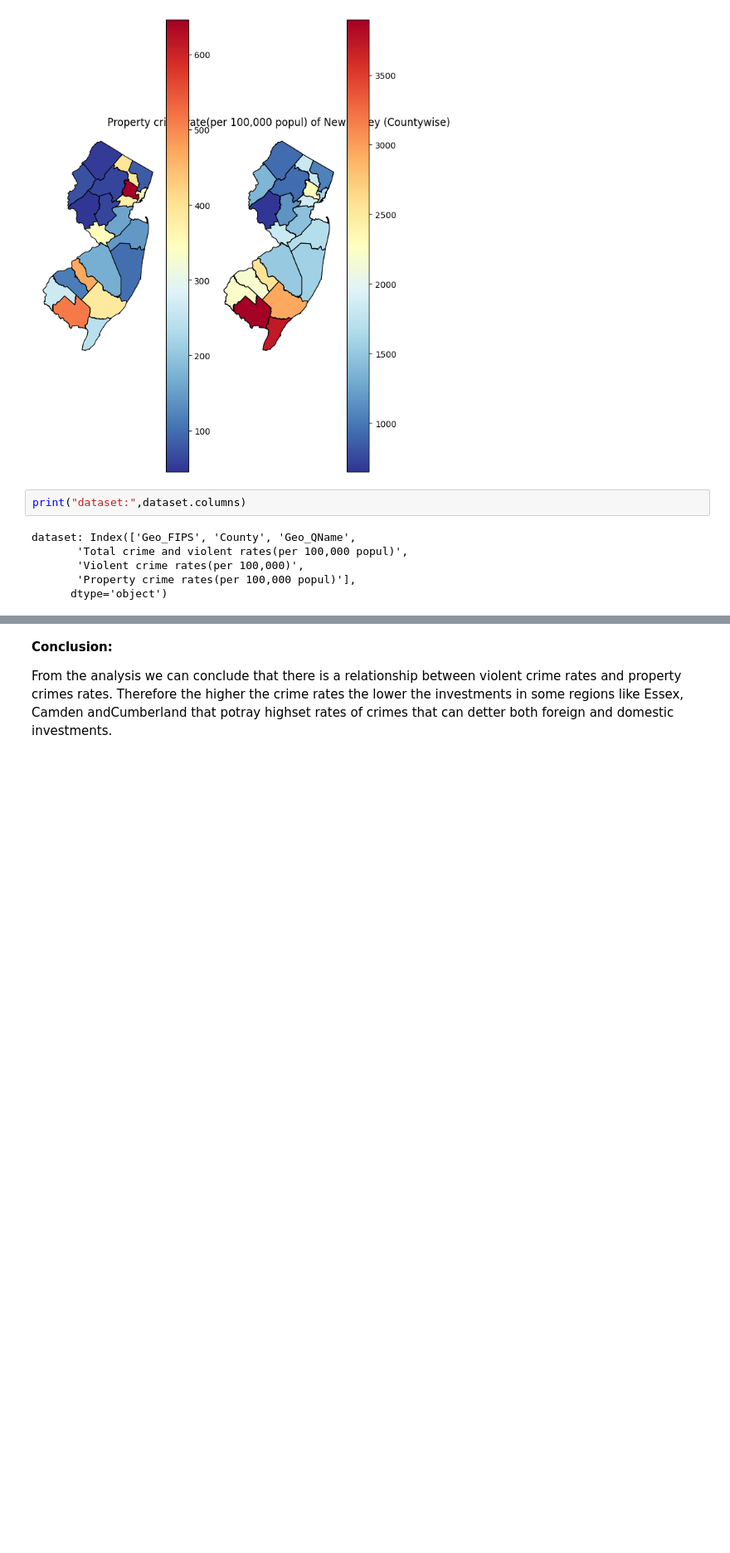
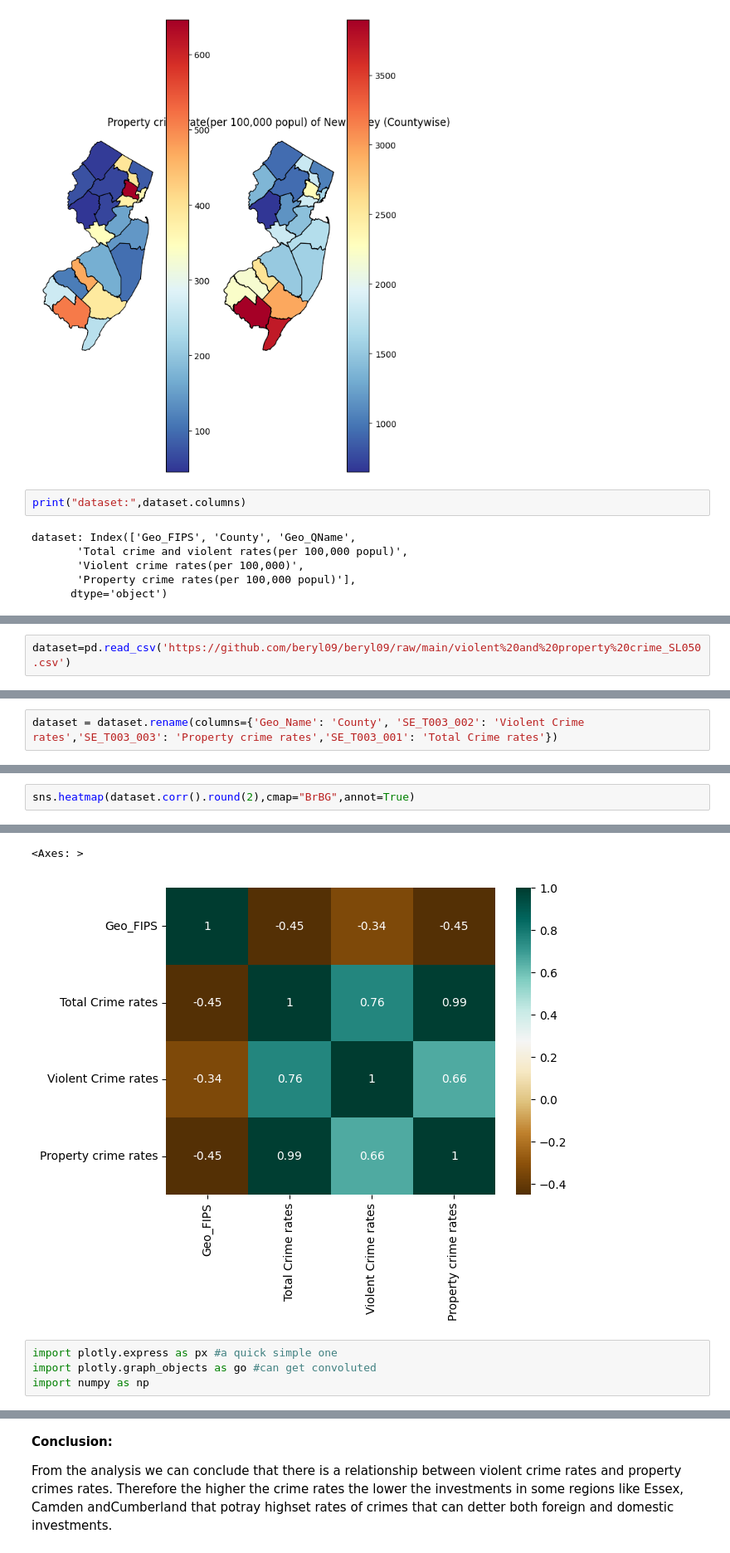
Before and after one commit to beryl09/beryl09, a Jupyter notebook: PS3.ipynb, the cells around one changed output, grey strips where cells are left out. Shown at 83% size. Cells and saved outputs as stored; diff of their text form; blank space fills up the shorter version.

```diff
--- a/PS3.ipynb
+++ b/PS3.ipynb
@@ -793,0 +811,2 @@ Text(0, 0.5, 'Y-axis')
+# %%
+dataset=pd.read_csv('https://github.com/beryl09/beryl09/raw/main/violent%20and%20property%20crime_SL050.csv')
@@ -793,0 +822,2 @@ Text(0, 0.5, 'Y-axis')
+# %%
+dataset = dataset.rename(columns={'Geo_Name': 'County', 'SE_T003_002': 'Violent Crime rates','SE_T003_003': 'Property crime rates','SE_T003_001': 'Total Crime rates'})
@@ -793,0 +838,3 @@ Text(0, 0.5, 'Y-axis')
+# %%
+sns.heatmap(dataset.corr().round(2),cmap="BrBG",annot=True)
+# %% [output]
@@ -793,0 +842,6 @@ Text(0, 0.5, 'Y-axis')
+<Axes: >
+[figure, added]
+# %%
+import plotly.express as px #a quick simple one
+import plotly.graph_objects as go #can get convoluted
+import numpy as np
```
Also changed, not shown: parts of 27 cells of this notebook.
